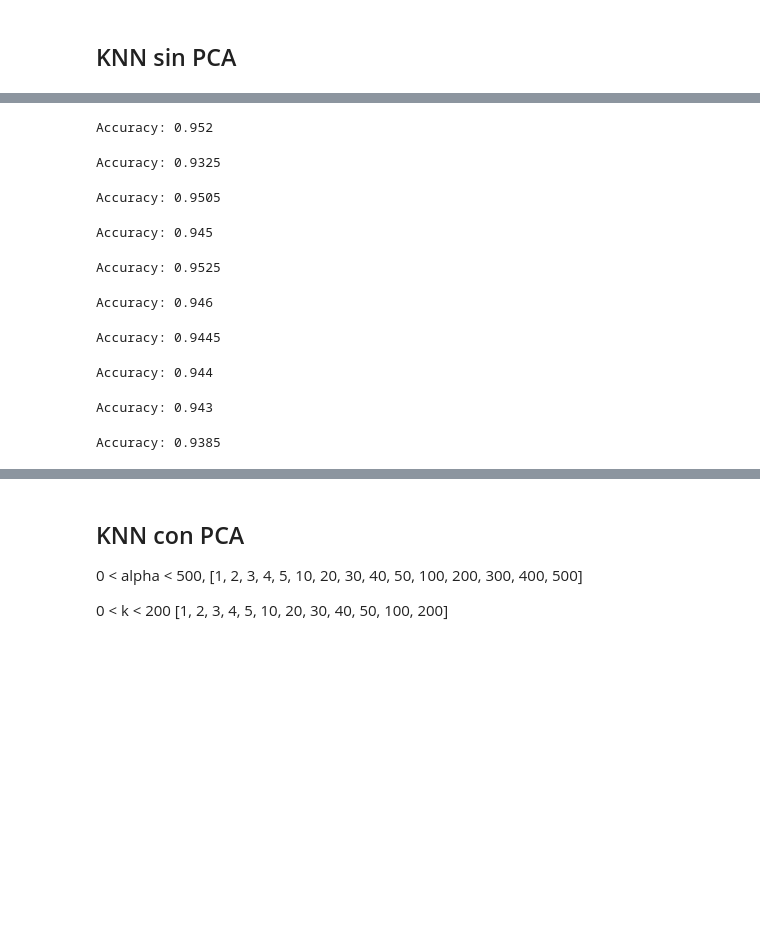
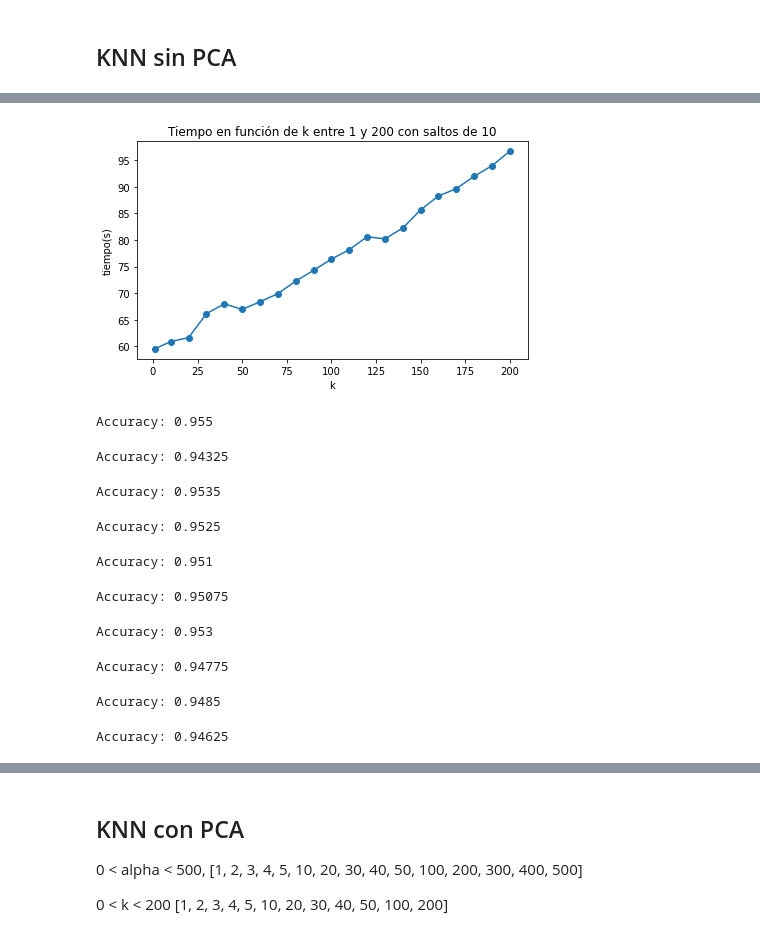
Before and after one commit to ddrenteria/MNtp2, a Jupyter notebook: metnum-tp2-1C2021/tp2-alu/tp2/notebooks/main.ipynb, the cells around one changed output, grey strips where cells are left out. Drawn from its saved outputs; the diff is of its cells as text; code cells hidden in the pictures; blank space fills up the shorter version.

```diff
--- a/metnum-tp2-1C2021/tp2-alu/tp2/notebooks/main.ipynb
+++ b/metnum-tp2-1C2021/tp2-alu/tp2/notebooks/main.ipynb
@@ -291,6 +293,20 @@ def plot_accuracy_KNN(filename, title):
     plt.title(title)
 
     plt.show()
+
+def plot_time_KNN(filename, title):
+    columns = ["k", "time", "acc"]
+    df = pd.read_csv(filename, names=columns)
+
+    ks = df["k"]
+    accuracy = df["time"]
+
+    plt.plot(ks, accuracy, 'o-')
+    plt.xlabel("k")
+    plt.ylabel("tiempo(s)")
+    plt.title(title)
+
+    plt.show()
 # %%
 name = "../dataExp/expKNN_1-200.csv"
 accuracy = []
@@ -329,27 +367,32 @@ plot_accuracy_KNN(name, "Accuracy en función de k entre 1 y 200 con saltos de 1
+# %%
+name = "../dataExp/expKNN_1-200.csv"
+plot_time_KNN(name, "Tiempo en función de k entre 1 y 200 con saltos de 10")
+# %% [output]
+[figure, added]
 # %%
 name_1_10 = "../dataExp/expKNN_1-10.csv"
 accuracy_1_10 = []
 times_1_10 = []
 
-total_instances = 10000
+total_instances = 20000
 it_range = range(1,11)
 
 for k in tqdm(it_range):
     time_init = time.perf_counter()
-    acc = main("../data/train.csv", k, 0, "KNN", total_instances, 1000, 0.8, 1e-8)
+    acc = main("../data/train.csv", k, 0, "KNN", total_instances, 2500, 0.8, 1e-6)
     time_end = time.perf_counter()
 
     times_1_10.append(time_end-time_init)
     accuracy_1_10.append(acc)
 np.savetxt(name_1_10, np.array([it_range, times_1_10, accuracy_1_10]).transpose(), delimiter=",")
 # %% [output]
-Accuracy: 0.952
+Accuracy: 0.955
-Accuracy: 0.9325
+Accuracy: 0.94325
-Accuracy: 0.9505
+Accuracy: 0.9535
-Accuracy: 0.945
+Accuracy: 0.9525
-Accuracy: 0.9525
+Accuracy: 0.951
-Accuracy: 0.946
+Accuracy: 0.95075
-Accuracy: 0.9445
+Accuracy: 0.953
-Accuracy: 0.944
+Accuracy: 0.94775
-Accuracy: 0.943
+Accuracy: 0.9485
-Accuracy: 0.9385
+Accuracy: 0.94625
```
Also changed, not shown: parts of 43 cells of this notebook, 28 other files.
